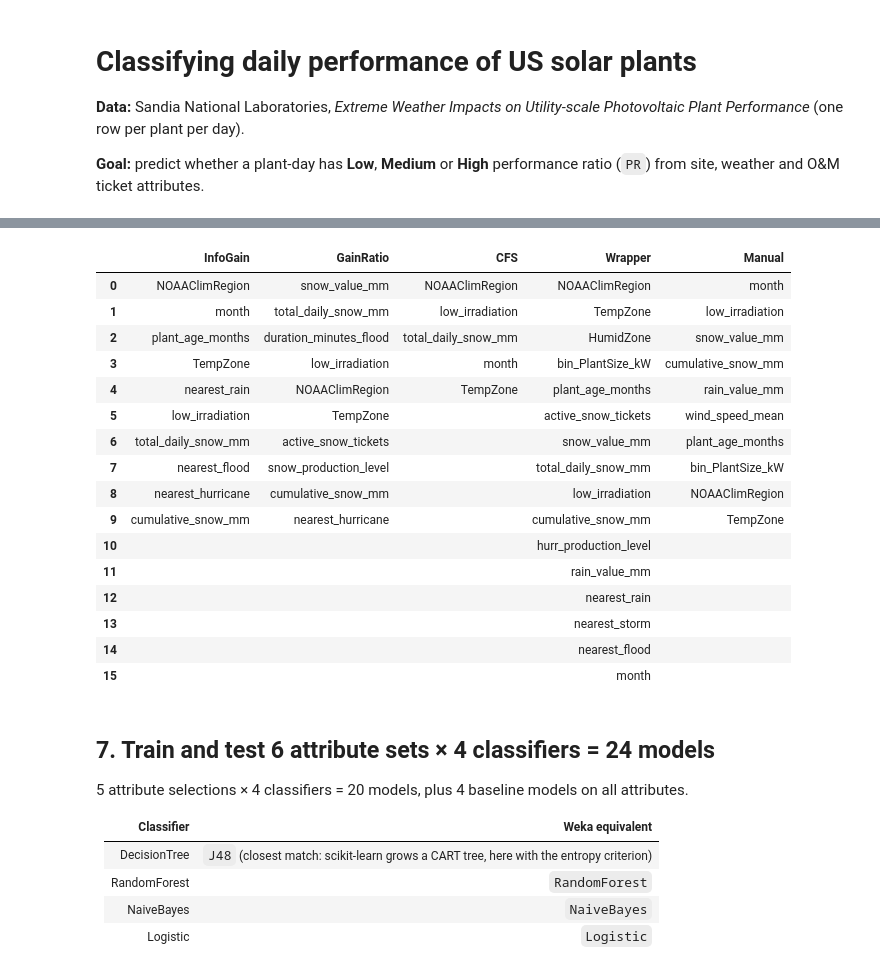
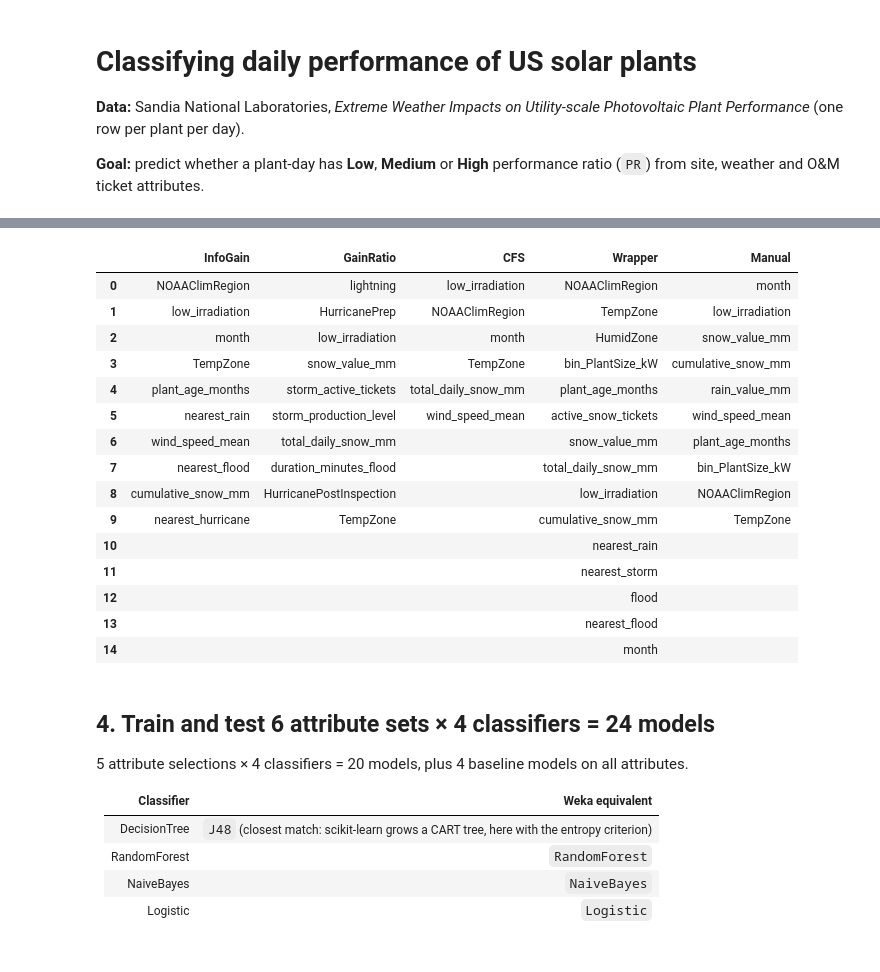
Before and after one commit to ilikecheezits/ml-q1, a Jupyter notebook: pv_performance_classifier.ipynb, the cells around one changed output, grey strips where cells are left out. Saved outputs shown, nothing was run; the diff lists cells and outputs as text; code cells hidden in the pictures.

```diff
--- a/pv_performance_classifier.ipynb
+++ b/pv_performance_classifier.ipynb
@@ -295,6 +29,0 @@ print(X.shape)
-# %%
-X_train, X_test, y_train, y_test = train_test_split(X, y, test_size=0.3, stratify=y, random_state=SEED)
-
-split = pd.DataFrame({"train": y_train.value_counts(sort=False), "test": y_test.value_counts(sort=False)}).sort_index()
-split.index = CLASSES
-split.assign(**{"train_%": split.train / split.train.sum() * 100, "test_%": split.test / split.test.sum() * 100})
@@ -313,0 +37,24 @@ X_train, X_test = prepare(X_train), prepare(X_test)
+# %%
+class_codes = {c: i for i, c in enumerate(CLASSES)}
+y_train, y_test = train.PR_class.map(class_codes).rename("class"), test.PR_class.map(class_codes).rename("class")
+
+def attributes(data):
+    return data.drop(columns=["randid", "Date", "PR_class"]).assign(month=data.Date.dt.month)
+
+A_train, A_test = attributes(train), attributes(test)
+categorical = A_train.select_dtypes(exclude="number").columns
+A_train[categorical], A_test[categorical] = A_train[categorical].fillna("None"), A_test[categorical].fillna("None")
+categories = {c: sorted(A_train[c].unique()) for c in categorical}
+
+def encode(data):
+    return data.assign(**{c: pd.Categorical(data[c], categories[c]).codes for c in categorical})
+
+imputer = SimpleImputer(strategy="median").fit(encode(A_train))
+scaler = MinMaxScaler().fit(imputer.transform(encode(A_train)))
+
+def prepare(data):
+    data = encode(data)
+    return pd.DataFrame(scaler.transform(imputer.transform(data)), columns=data.columns, index=data.index)
+
+X_train, X_test = prepare(A_train), prepare(A_test)
+print(X_train.shape, X_test.shape)
@@ -355,7 +106,7 @@ def mdl_cut_points(x, y):
 
     return split(0, len(x))
 
-numeric = X.columns.difference(categorical)
+numeric = X_train.columns.difference(categorical)
 cut_points = {c: mdl_cut_points(X_train[c].to_numpy(), y_train.to_numpy()) for c in numeric}
 
 D_train = X_train.copy()
@@ -421,35 +172,34 @@ ranking.sort_values("InfoGain", ascending=False)
 # %%
 tree = DecisionTreeClassifier(criterion="entropy", min_samples_leaf=20, random_state=SEED)
 wrapper = SequentialFeatureSelector(tree, n_features_to_select="auto", tol=0, cv=5, n_jobs=-1).fit(X_train, y_train)
 
 attribute_sets = {
     "InfoGain": list(ranking.InfoGain.nlargest(K).index),
     "GainRatio": list(ranking.GainRatio.nlargest(K).index),
     "CFS": cfs(D_train, y_train),
     "Wrapper": list(wrapper.get_feature_names_out()),
     "Manual": [
-        "month", "low_irradiation", "snow_value_mm", "cumulative_snow_mm", "rain_value_mm",
-        "wind_speed_mean", "plant_age_months", "bin_PlantSize_kW", "NOAAClimRegion", "TempZone",
+        "NOAAClimRegion", "TempZone", "HumidZone", "bin_PlantSize_kW", "plant_age_months", "month",
+        "low_irradiation", "total_daily_snow_mm", "cumulative_snow_mm", "rain_value_mm", "wind_speed_mean",
     ],
-    "All": list(X.columns),
+    "All": list(X_train.columns),
 }
 
 pd.DataFrame({name: pd.Series(cols) for name, cols in attribute_sets.items() if name != "All"}).fillna("")
 # %% [output]
 |  | InfoGain | GainRatio | CFS | Wrapper | Manual |
-| 0 | NOAAClimRegion | snow_value_mm | NOAAClimRegion | NOAAClimRegion | month |
-| 1 | month | total_daily_snow_mm | low_irradiation | TempZone | low_irradiation |
-| 2 | plant_age_months | duration_minutes_flood | total_daily_snow_mm | HumidZone | snow_value_mm |
-| 3 | TempZone | low_irradiation | month | bin_PlantSize_kW | cumulative_snow_mm |
-| 4 | nearest_rain | NOAAClimRegion | TempZone | plant_age_months | rain_value_mm |
-| 5 | low_irradiation | TempZone |  | active_snow_tickets | wind_speed_mean |
-| 6 | total_daily_snow_mm | active_snow_tickets |  | snow_value_mm | plant_age_months |
-| 7 | nearest_flood | snow_production_level |  | total_daily_snow_mm | bin_PlantSize_kW |
-| 8 | nearest_hurricane | cumulative_snow_mm |  | low_irradiation | NOAAClimRegion |
-| 9 | cumulative_snow_mm | nearest_hurricane |  | cumulative_snow_mm | TempZone |
-| 10 |  |  |  | hurr_production_level |  |
-| 11 |  |  |  | rain_value_mm |  |
-| 12 |  |  |  | nearest_rain |  |
-| 13 |  |  |  | nearest_storm |  |
-| 14 |  |  |  | nearest_flood |  |
-| 15 |  |  |  | month |  |
+| 0 | NOAAClimRegion | lightning | low_irradiation | NOAAClimRegion | month |
+| 1 | low_irradiation | HurricanePrep | NOAAClimRegion | TempZone | low_irradiation |
+| 2 | month | low_irradiation | month | HumidZone | snow_value_mm |
+| 3 | TempZone | snow_value_mm | TempZone | bin_PlantSize_kW | cumulative_snow_mm |
+| 4 | plant_age_months | storm_active_tickets | total_daily_snow_mm | plant_age_months | rain_value_mm |
+| 5 | nearest_rain | storm_production_level | wind_speed_mean | active_snow_tickets | wind_speed_mean |
+| 6 | wind_speed_mean | total_daily_snow_mm |  | snow_value_mm | plant_age_months |
+| 7 | nearest_flood | duration_minutes_flood |  | total_daily_snow_mm | bin_PlantSize_kW |
+| 8 | cumulative_snow_mm | HurricanePostInspection |  | low_irradiation | NOAAClimRegion |
+| 9 | nearest_hurricane | TempZone |  | cumulative_snow_mm | TempZone |
+| 10 |  |  |  | nearest_rain |  |
+| 11 |  |  |  | nearest_storm |  |
+| 12 |  |  |  | flood |  |
+| 13 |  |  |  | nearest_flood |  |
+| 14 |  |  |  | month |  |
@@ -456,5 +220,5 @@ pd.DataFrame({name: pd.Series(cols) for name, cols in attribute_sets.items() if
 # %% [markdown]
-## 7. Train and test 6 attribute sets × 4 classifiers = 24 models
+## 4. Train and test 6 attribute sets × 4 classifiers = 24 models
 
 5 attribute selections × 4 classifiers = 20 models, plus 4 baseline models on all attributes.
 
```
Also changed, not shown: parts of 38 cells of this notebook, 16 other files.
